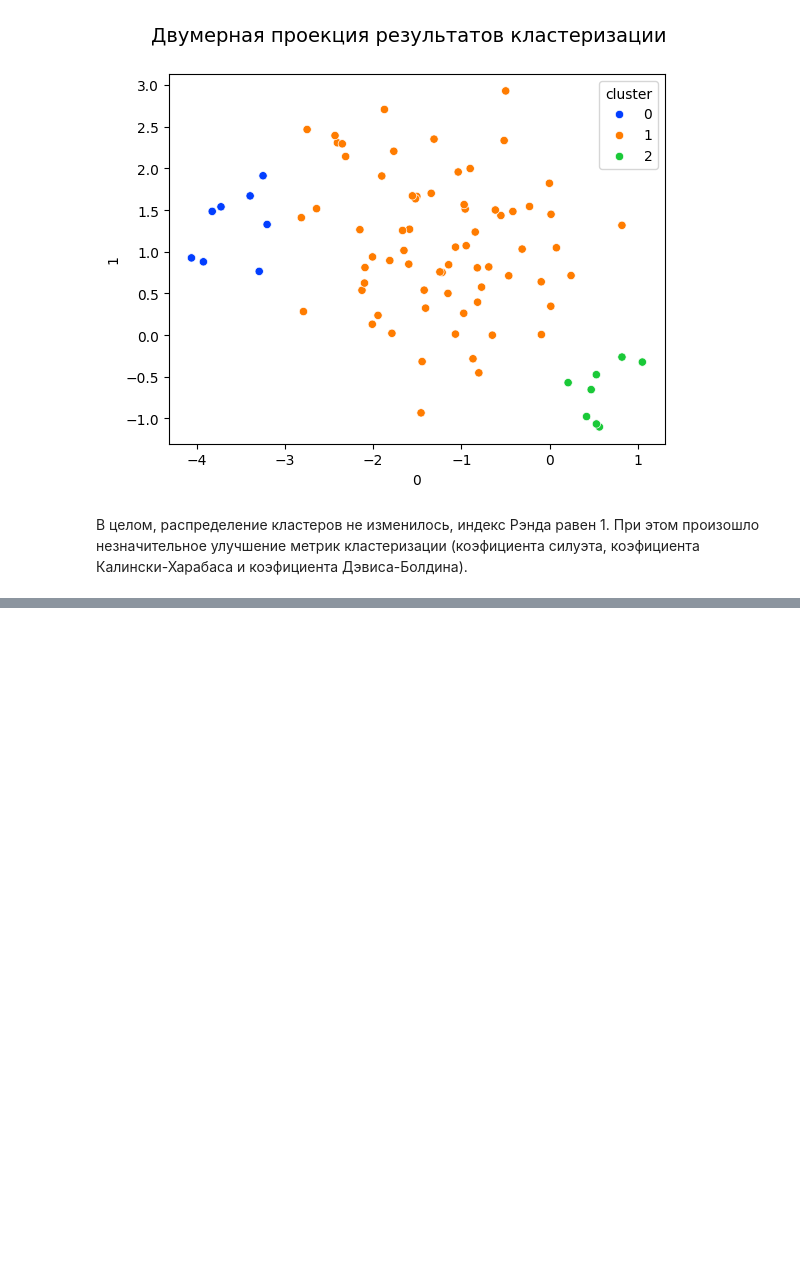
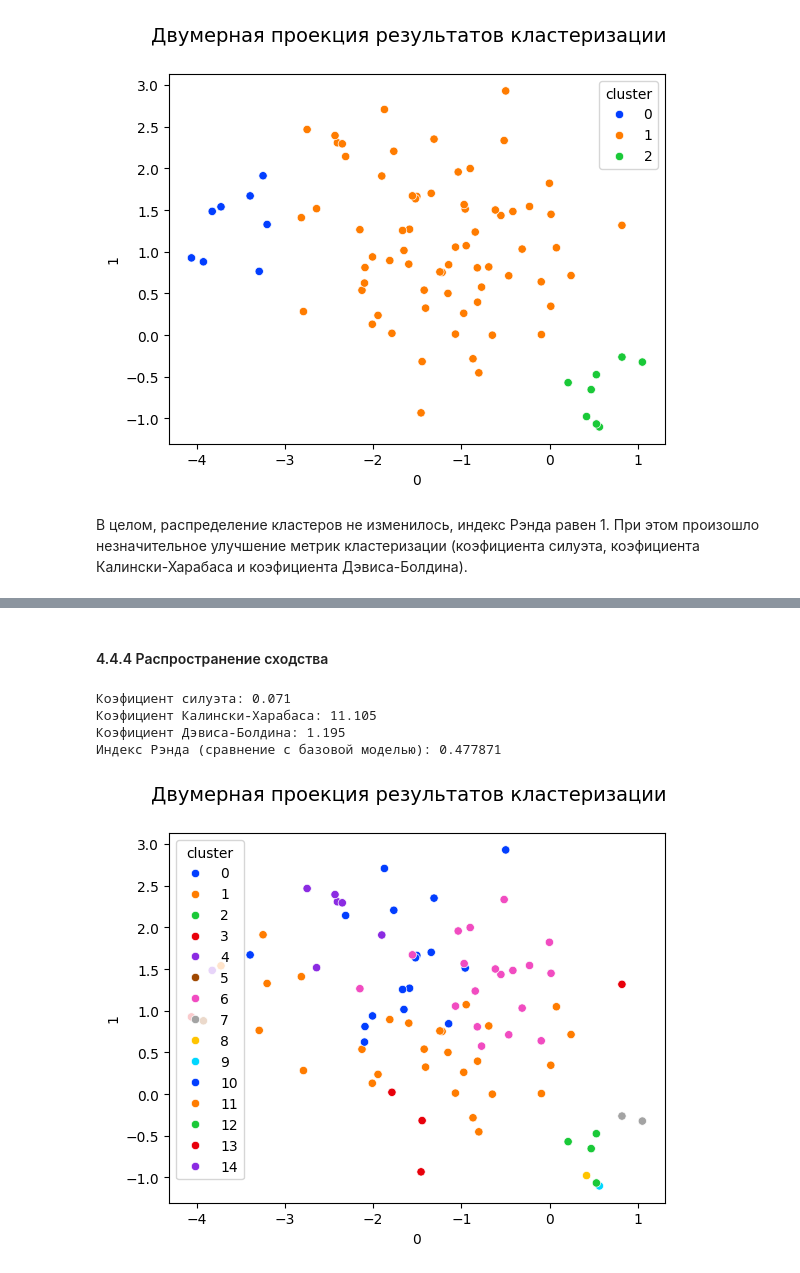
Before and after one commit to vokhmianin-da/social_russia_project, a Jupyter notebook: Diplom_3.ipynb, the cells around one changed output, grey strips where cells are left out. Saved outputs shown, nothing was run; the diff lists cells and outputs as text; code cells hidden in the pictures; blank space fills up the shorter version.

```diff
--- a/Diplom_3.ipynb
+++ b/Diplom_3.ipynb
@@ -187,0 +266,15 @@ print(f'Индекс Рэнда (сравнение с базовой модел
+# %% [markdown]
+#### 4.4.4 Распространение сходства
+# %%
+# Распространение сходства
+aff_prop = cluster.AffinityPropagation(damping=0.9, random_state=42)
+labels = aff_prop.fit_predict(df_pca)
+plot_2D_clusters(df_pca, labels)
+print(f'Индекс Рэнда (сравнение с базовой моделью): {metrics.rand_score(bm_labels, labels):3f}')
+add_model_to_list(df_pca, labels, 'Affinity Propagation', bm_labels)
+# %% [output]
+Коэфициент силуэта: 0.071
+Коэфициент Калински-Харабаса: 11.105
+Коэфициент Дэвиса-Болдина: 1.195
+Индекс Рэнда (сравнение с базовой моделью): 0.477871
+[figure, added]
```
Also changed, not shown: parts of 22 cells of this notebook, 2 other files.
